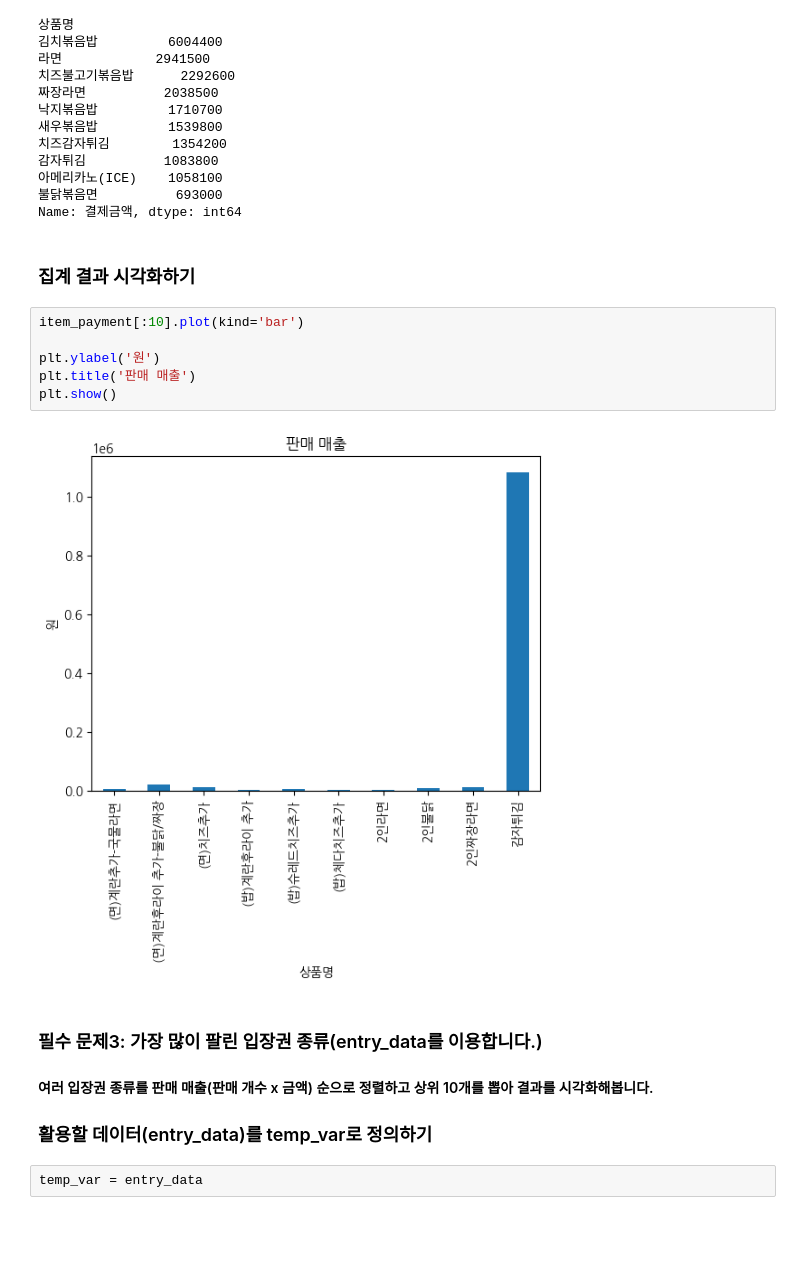
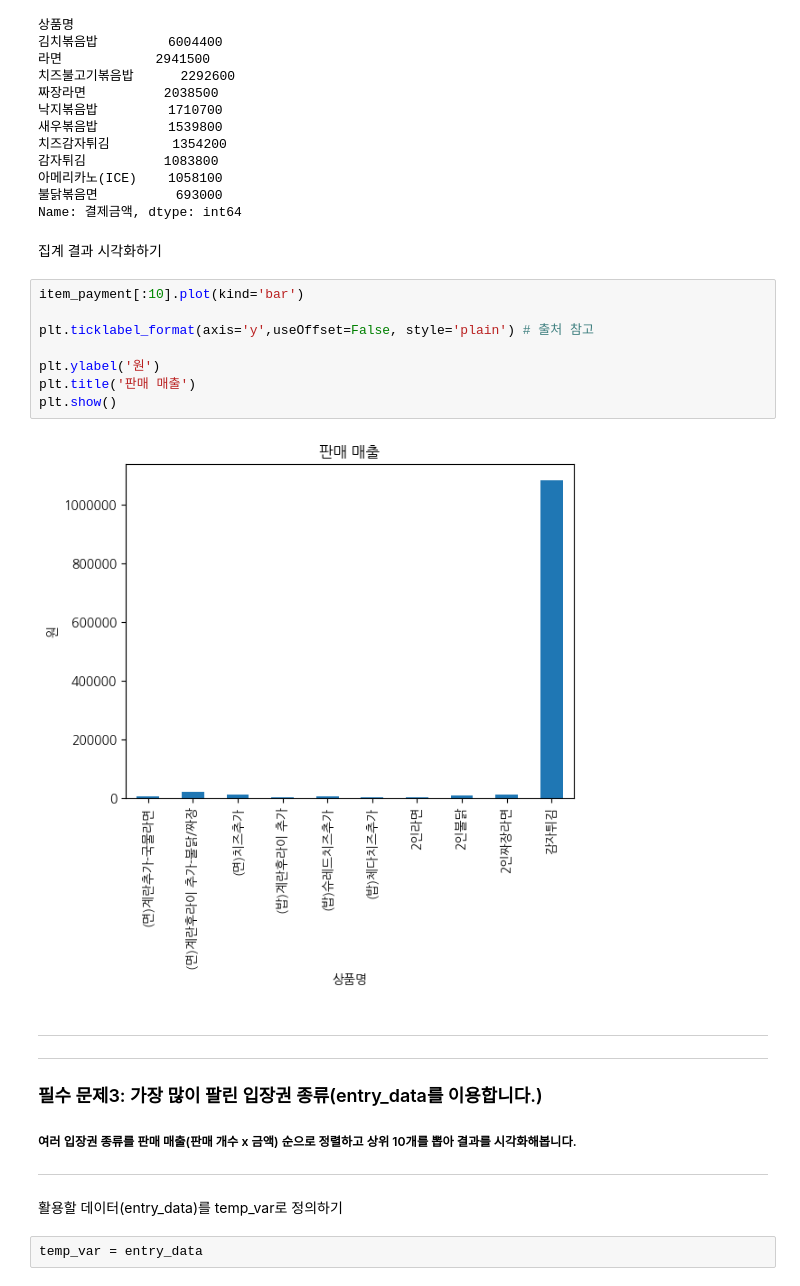
Before and after one commit to JibingJung/AIFFEL_online2nd, a Jupyter notebook: [E-01]modu_cafe_data_analysis.ipynb, the cells around one changed output. Cells and saved outputs as stored; diff of their text form; blank space fills up the shorter version.

```diff
--- a/[E-01]modu_cafe_data_analysis.ipynb
+++ b/[E-01]modu_cafe_data_analysis.ipynb
@@ -226,21 +255,27 @@ item_payment.sort_values(ascending=False)[:10]
 불닭볶음면          693000
 Name: 결제금액, dtype: int64
 # %% [markdown]
-### 집계 결과 시각화하기
+집계 결과 시각화하기
 # %%
 item_payment[:10].plot(kind='bar')
+
+plt.ticklabel_format(axis='y',useOffset=False, style='plain') # 출처 참고
 
 plt.ylabel('원')
 plt.title('판매 매출')
 plt.show()
 # %% [output]
-[figure, old version]
+[figure, new version]
 # %% [markdown]
+--------
+---------
 ### 필수 문제3: 가장 많이 팔린 입장권 종류(entry_data를 이용합니다.)
 
-#### 여러 입장권 종류를 판매 매출(판매 개수 x 금액) 순으로 정렬하고 상위 10개를 뽑아 결과를 시각화해봅니다.
+##### 여러 입장권 종류를 판매 매출(판매 개수 x 금액) 순으로 정렬하고 상위 10개를 뽑아 결과를 시각화해봅니다.
 
-### 활용할 데이터(entry_data)를 temp_var로 정의하기
+-----------
+
+활용할 데이터(entry_data)를 temp_var로 정의하기
 # %%
 temp_var = entry_data
 # %% [markdown]
```
Also changed, not shown: parts of 65 cells of this notebook.
